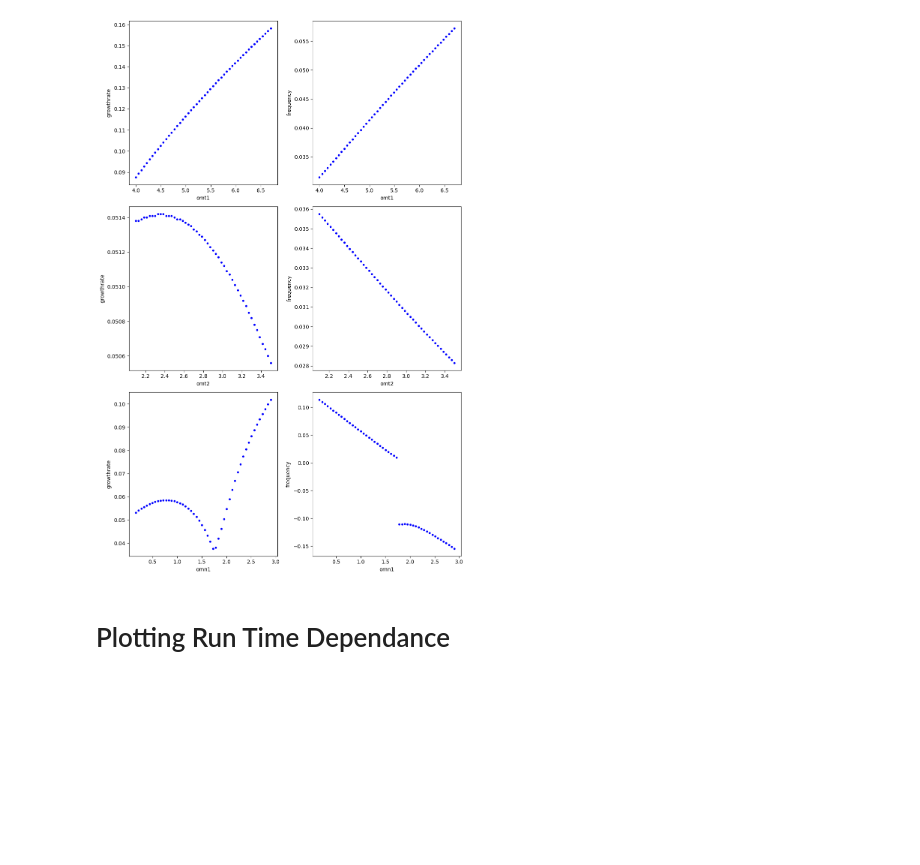
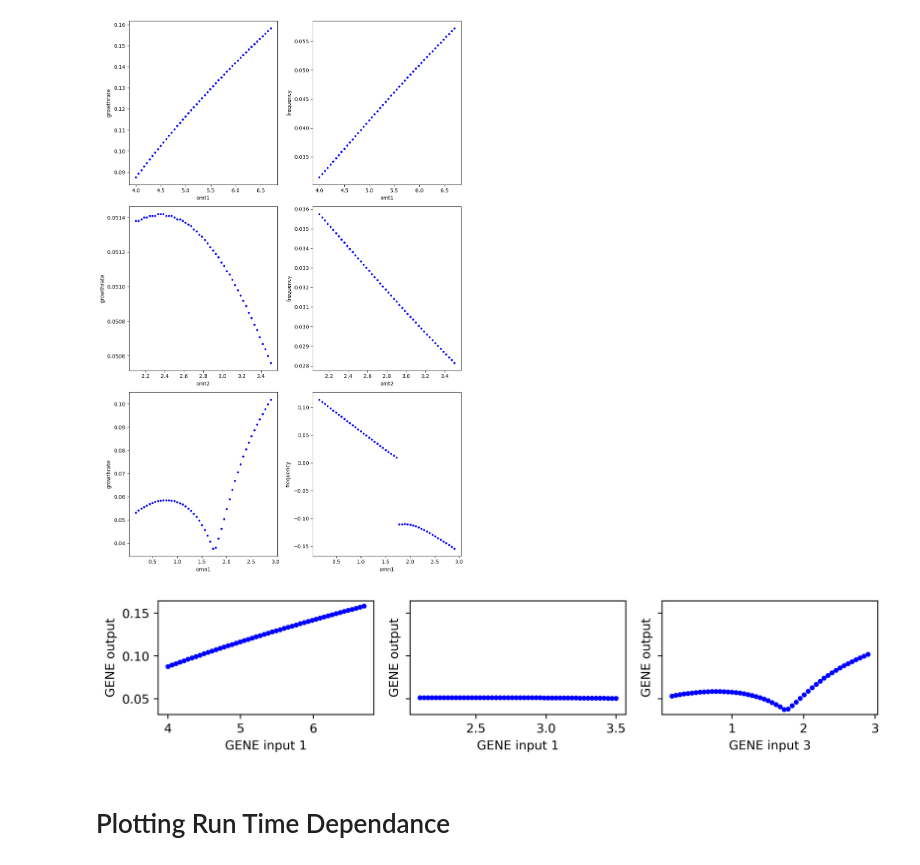
Before and after one commit to DanHarJor/GENE_UQ, a Jupyter notebook: modeTransitionTest.ipynb, the cells around one changed output. Cells and saved outputs as stored; diff of their text form; code cells hidden in the pictures; blank space fills up the shorter version.

```diff
--- a/modeTransitionTest.ipynb
+++ b/modeTransitionTest.ipynb
@@ -30,8 +30,7 @@ ex_id_base = 'modeTransTest_'
 ex_ids=[ex_id_base+str(i) for i in range(len(samplers))]
 data_gens = []
 for sampler, remote_save_name, ex_id in zip(samplers, remote_save_names, ex_ids):
-    data_gens.append(DataGen(config, sampler, remote_save_name=remote_save_name, guess_sample_wallseconds=200, num_workers=2, ex_id=ex_id))
-
+    data_gens.append(DataGen(config, sampler, remote_save_name=remote_save_name, single_run_timelim=1000000, single_run_simtimelim=300, num_workers=2, ex_id=ex_id))
 # import os
 # import sys
 # pathap = os.path.join('GENE_ML','gene_ml','static_sparse_grid_approximations')
@@ -171,6 +165,27 @@ figure.tight_layout()
 plt.show(figure)
 # %% [output]
 [figure]
+# %%
+import matplotlib.pyplot as plt
+gene_out = ['growthrate']
+width = 3
+height =2
+nrow = len(gene_out)
+ncol = len(GENE_groundTruth)
+figure, AX = plt.subplots(nrow,ncol, figsize=(ncol*width, nrow*height), sharey=True, dpi=400)
+x_labels = ['GENE input 1','GENE input 1', 'GENE input 3']
+for i in range(len(AX)):
+    col = GENE_groundTruth[i].df.columns.values.tolist()
+    x = GENE_groundTruth[i].df[col[1]].to_numpy(dtype=float)
+    y = GENE_groundTruth[i].df[gene_out[0]].to_numpy(dtype=float)
+    AX[i].plot(x, y, '.b')
+    AX[i].set_xlabel(x_labels[i])
+    AX[i].set_ylabel('GENE output')
+
+figure.tight_layout()
+plt.show(figure)
+# %% [output]
+[figure, added]
 # %% [markdown]
 # Plotting Run Time Dependance
 # %%
```
Also changed, not shown: parts of 2 cells of this notebook, 4 other files.
